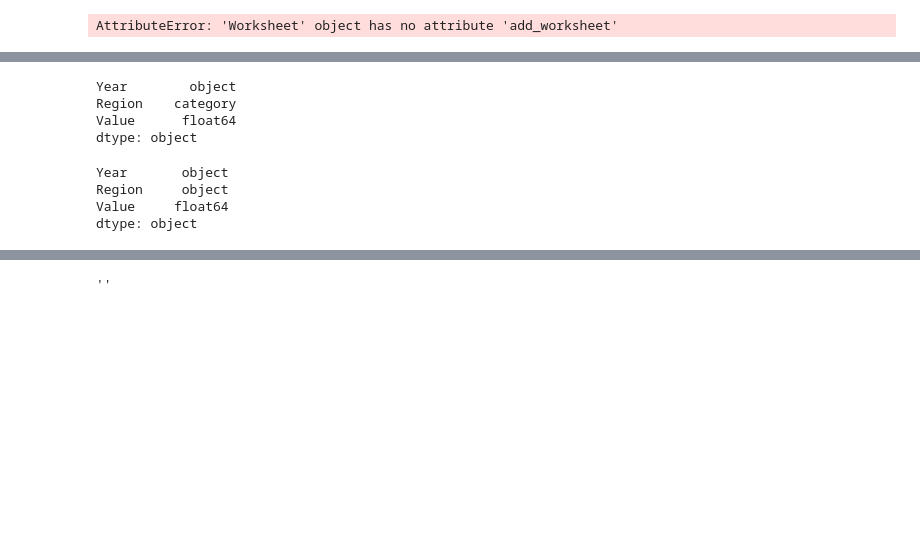
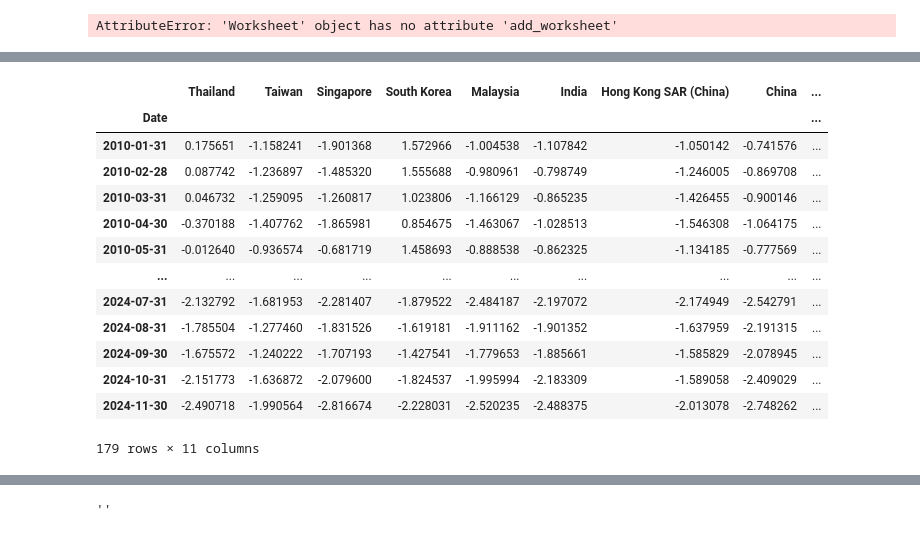
Before and after one commit to aizudeen11/cfm-nlp, a Jupyter notebook: main.ipynb, the cells around one changed output, grey strips where cells are left out. Saved outputs shown, nothing was run; the diff lists cells and outputs as text; code cells hidden in the pictures; blank space fills up the shorter version.

```diff
--- a/main.ipynb
+++ b/main.ipynb
@@ -142,14 +92,0 @@ BytesIO method:2.7529581999988295 seconds
-# %%
-fx2.dtypes
-# %% [output]
-Year        object
-Region    category
-Value      float64
-dtype: object
-# %%
-fx.dtypes
-# %% [output]
-Year       object
-Region     object
-Value     float64
-dtype: object
@@ -157,0 +93,49 @@ fx['Year'] = fx['Year'].astype(str)
+# %%
+import pandas as pd
+
+yield_data1 = pd.read_excel(r"C:\Users\AhmadAizudeen\OneDrive - The SOUTH-EAST ASIAN CENTRAL BANKS (SEACEN) RESEARCH AND TRAINING\Roger and Aizudeen\00 dlx.xlsx", header=1)
+yield_data1 = yield_data1[[*yield_data1.columns[[0,1,3]]]]
+yield_data1.drop([0,1,2], inplace=True)
+yield_data1.rename(columns={'.DESC': 'Date',
+                          'Indonesia: 10 Year Treasury Bond Mid Yield (% p.a.)': 'Indonesia',
+                          'Philippines: 10 Year Treasury Bond Mid Yield (% p.a.)': 'Philippines'},
+                    inplace=True)
+
+# yield_data1["Date"] = pd.to_datetime(yield_data1["Date"], errors='coerce') + pd.offsets.MonthEnd(0)
+yield_data1['Month'] = yield_data1['Date'].apply(lambda x: x[:3])
+yield_data1['Year'] = yield_data1['Date'].apply(lambda x: x[-2:])
+yield_data1["Date"] = yield_data1.apply(lambda x: pd.to_datetime(f"{x['Month']} {x['Year']}", format='%b %y') + pd.offsets.MonthEnd(0), axis=1)
+yield_data1.drop(['Month', 'Year'], axis=1, inplace=True)
+yield_data2 = pd.read_excel(r"C:\Users\AhmadAizudeen\OneDrive - The SOUTH-EAST ASIAN CENTRAL BANKS (SEACEN) RESEARCH AND TRAINING\Capital Flow Monitor\SEACEN CFM January 2025\edited files\Data\Financial Stress Indices.xlsx"
+                            , sheet_name='Yields2'
+                            , header=1)
+yield_data2=yield_data2[yield_data2.columns[:11]]
+yield_data2.drop([0,1], inplace=True)
+yield_data2.rename(columns={'Region': 'Date'}, inplace=True)
+yield_data2["Date"] = pd.to_datetime(yield_data2["Date"]) + pd.offsets.MonthEnd(0)
+yield_data2.drop('Philippines', axis=1, inplace=True)
+
+yield_data = yield_data2.join(yield_data1.set_index('Date'), on='Date')
+yield_data.set_index('Date', inplace=True)
+
+yield_data_calc = yield_data.apply(lambda x : x - x['United States'], axis =1)
+yield_data_calc.drop('United States', axis=1, inplace=True)
+yield_data_calc = yield_data_calc.loc[yield_data_calc.index >= "2010-01-31"]
+yield_data_calc['Asia'] = yield_data_calc.mean(axis= 1)
+yield_data_calc = (yield_data_calc - yield_data_calc.mean()) / yield_data_calc.std()
+yield_data_calc
+# %% [output]
+|  | Thailand | Taiwan | Singapore | South Korea | Malaysia | India | Hong Kong SAR (China) | China | ... |
+| Date |  |  |  |  |  |  |  |  | ... |
+| 2010-01-31 | 0.175651 | -1.158241 | -1.901368 | 1.572966 | -1.004538 | -1.107842 | -1.050142 | -0.741576 | ... |
+| 2010-02-28 | 0.087742 | -1.236897 | -1.485320 | 1.555688 | -0.980961 | -0.798749 | -1.246005 | -0.869708 | ... |
+| 2010-03-31 | 0.046732 | -1.259095 | -1.260817 | 1.023806 | -1.166129 | -0.865235 | -1.426455 | -0.900146 | ... |
+| 2010-04-30 | -0.370188 | -1.407762 | -1.865981 | 0.854675 | -1.463067 | -1.028513 | -1.546308 | -1.064175 | ... |
+| 2010-05-31 | -0.012640 | -0.936574 | -0.681719 | 1.458693 | -0.888538 | -0.862325 | -1.134185 | -0.777569 | ... |
+| ... | ... | ... | ... | ... | ... | ... | ... | ... | ... |
+| 2024-07-31 | -2.132792 | -1.681953 | -2.281407 | -1.879522 | -2.484187 | -2.197072 | -2.174949 | -2.542791 | ... |
+| 2024-08-31 | -1.785504 | -1.277460 | -1.831526 | -1.619181 | -1.911162 | -1.901352 | -1.637959 | -2.191315 | ... |
+| 2024-09-30 | -1.675572 | -1.240222 | -1.707193 | -1.427541 | -1.779653 | -1.885661 | -1.585829 | -2.078945 | ... |
+| 2024-10-31 | -2.151773 | -1.636872 | -2.079600 | -1.824537 | -1.995994 | -2.183309 | -1.589058 | -2.409029 | ... |
+| 2024-11-30 | -2.490718 | -1.990564 | -2.816674 | -2.228031 | -2.520235 | -2.488375 | -2.013078 | -2.748262 | ... |
+179 rows × 11 columns
```
Also changed, not shown: parts of 4 cells of this notebook, 3 other files.
